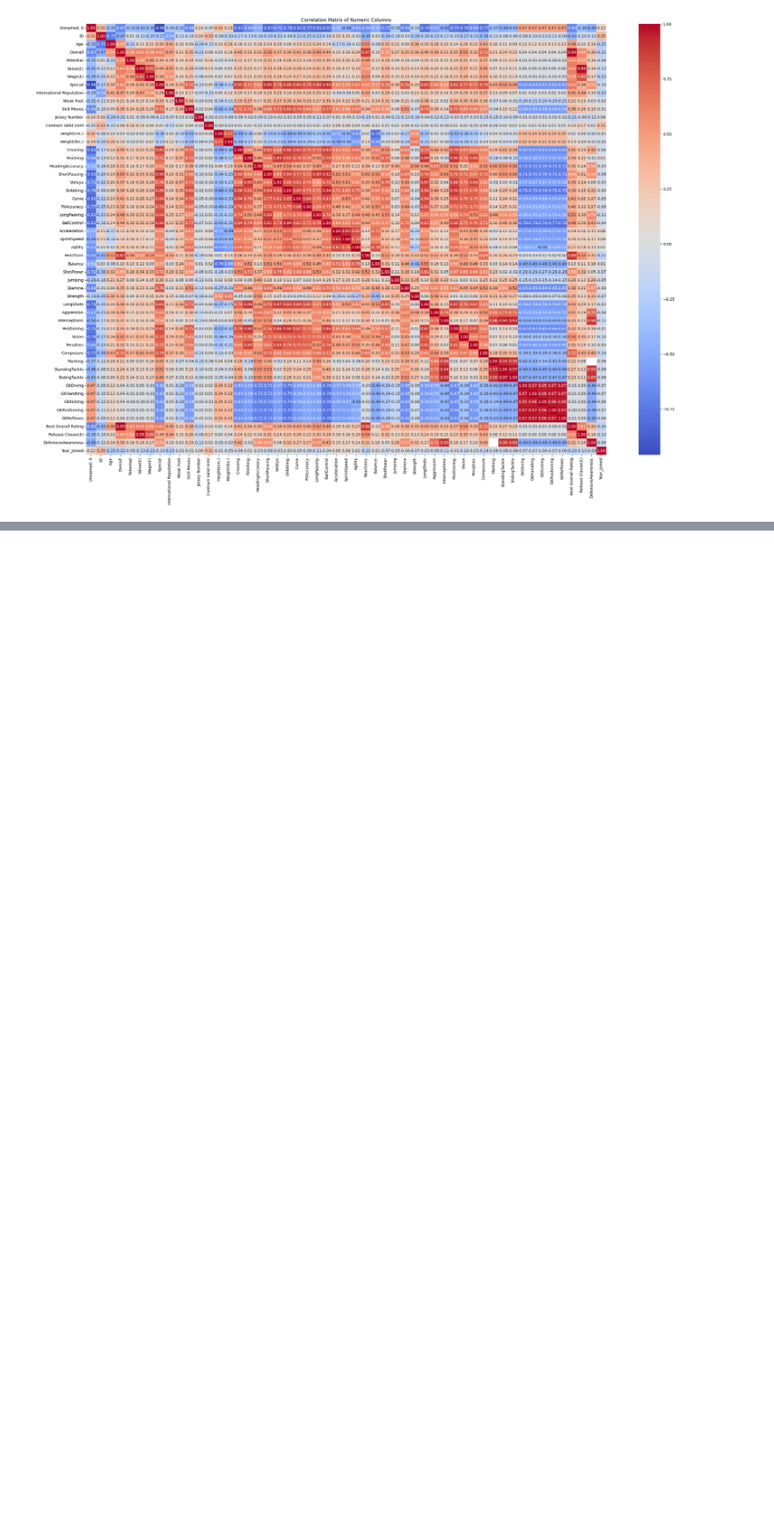
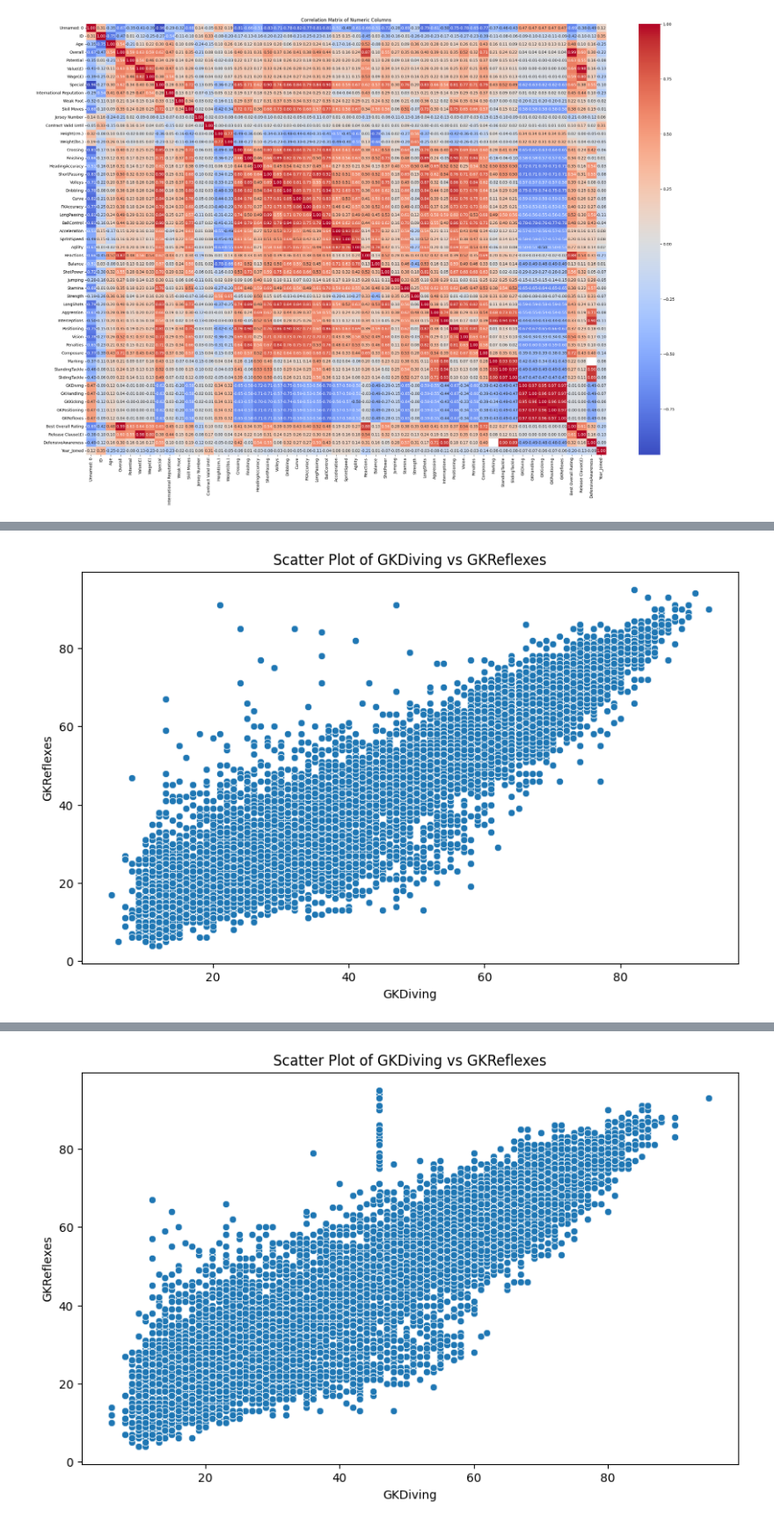
Before and after one commit to BrandonLCC/FIFA_ML_Kedro, a Jupyter notebook: machine-learning-project/notebooks/2_Data_Understanding.ipynb, the cells around one changed output, grey strips where cells are left out. Shown at 88% size. Drawn from its saved outputs; the diff is of its cells as text; code cells hidden in the pictures; blank space fills up the shorter version.

```diff
--- a/machine-learning-project/notebooks/2_Data_Understanding.ipynb
+++ b/machine-learning-project/notebooks/2_Data_Understanding.ipynb
@@ -300,0 +410,14 @@ plt.show()
+# %%
+plt.figure(figsize=(10, 6))
+sns.scatterplot(x='StandingTackle', y='Interceptions', data=FIFA21_df)
+plt.title('Scatter Plot of GKDiving vs GKReflexes')
+plt.xlabel('GKDiving')
+plt.ylabel('GKReflexes')
+plt.show()
+plt.figure(figsize=(10, 6))
+sns.scatterplot(x='SlidingTackle', y='Interceptions', data=FIFA21_df)
+plt.title('Scatter Plot of GKDiving vs GKReflexes')
+plt.xlabel('GKDiving')
+plt.ylabel('GKReflexes')
+plt.show()
+# %% [output]
@@ -300,0 +425 @@ plt.show()
+[figure, added]
@@ -300,0 +427 @@ plt.show()
+[figure, added]
```
Also changed, not shown: parts of 23 cells of this notebook, 1 other file.
